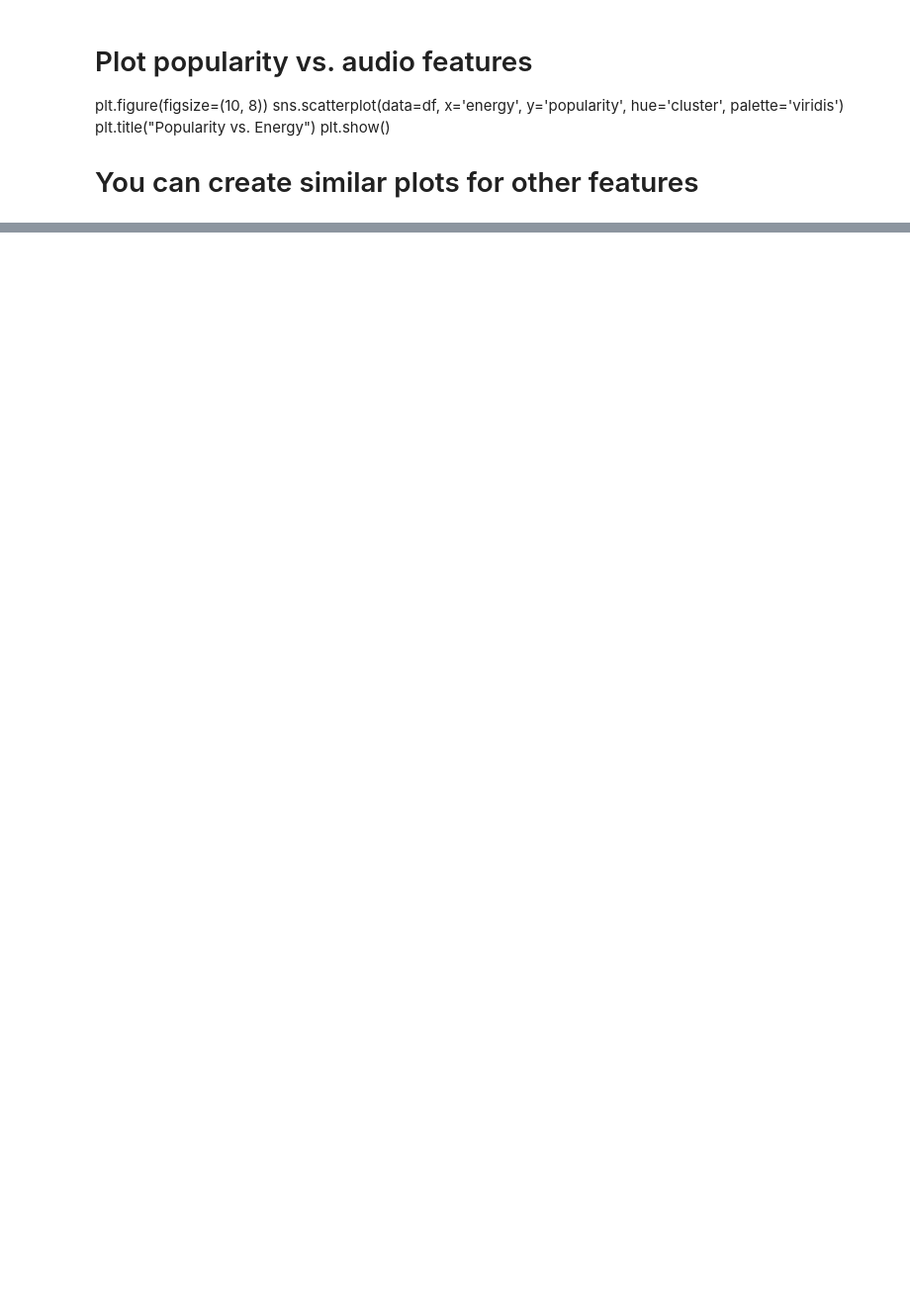
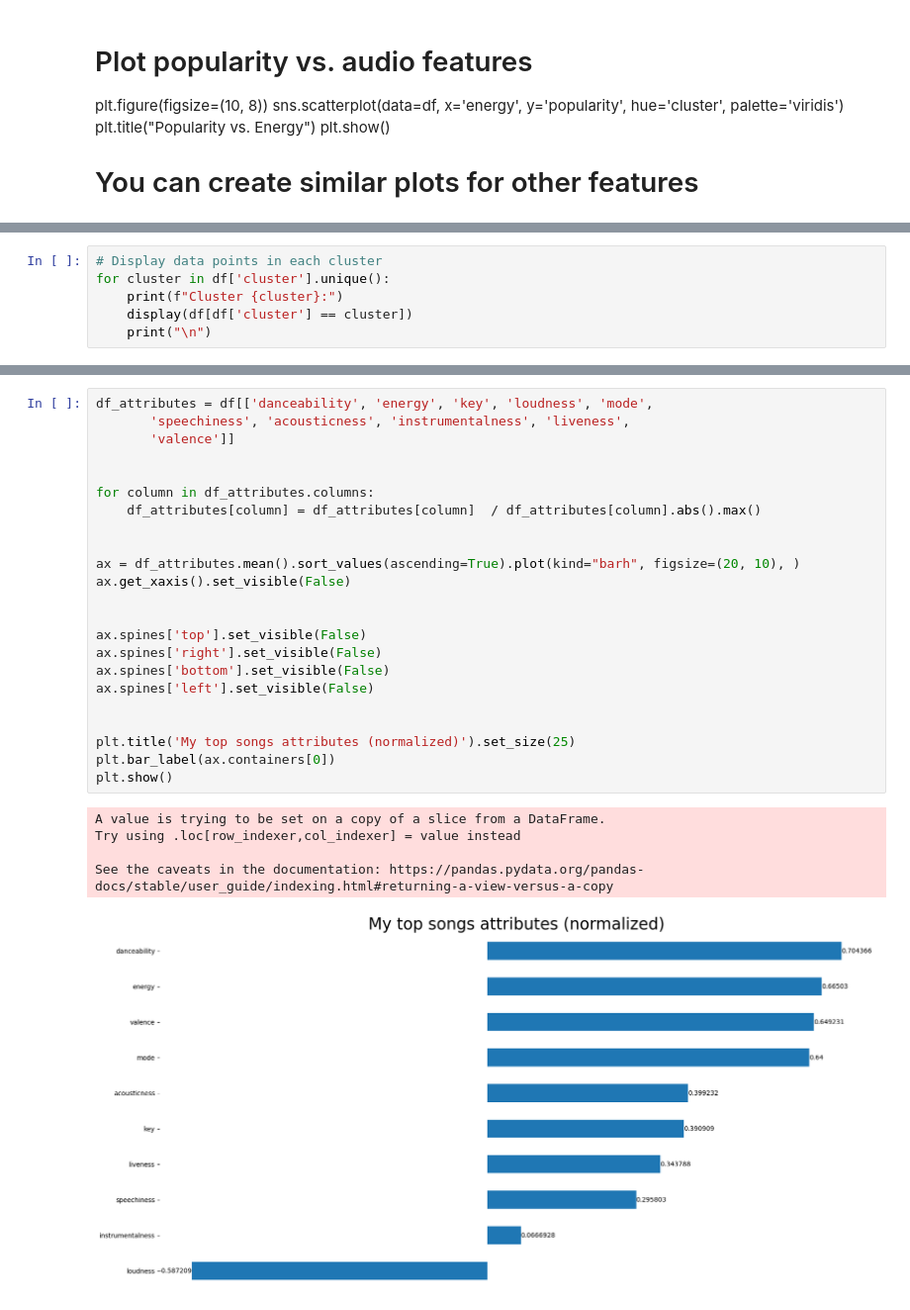
Before and after one commit to Arjun-Madhusoodanan/spotify_analysis, a Jupyter notebook: TrackAnalysis.ipynb, the cells around one changed output, grey strips where cells are left out. Shown at 99% size. Drawn from its saved outputs; the diff is of its cells as text; blank space fills up the shorter version.

```diff
--- a/TrackAnalysis.ipynb
+++ b/TrackAnalysis.ipynb
@@ -81,0 +82,6 @@ plt.show()
+# %%
+# Display data points in each cluster
+for cluster in df['cluster'].unique():
+    print(f"Cluster {cluster}:")
+    display(df[df['cluster'] == cluster])
+    print("\n")
@@ -176,0 +737,29 @@ SyntaxError: invalid syntax (<unknown>, line 1)
+# %%
+df_attributes = df[['danceability', 'energy', 'key', 'loudness', 'mode',
+       'speechiness', 'acousticness', 'instrumentalness', 'liveness',
+       'valence']]
+
+
+for column in df_attributes.columns:
+    df_attributes[column] = df_attributes[column]  / df_attributes[column].abs().max()
+
+
+ax = df_attributes.mean().sort_values(ascending=True).plot(kind="barh", figsize=(20, 10), )
+ax.get_xaxis().set_visible(False)
+
+
+ax.spines['top'].set_visible(False)
+ax.spines['right'].set_visible(False)
+ax.spines['bottom'].set_visible(False)
+ax.spines['left'].set_visible(False)
+
+
+plt.title('My top songs attributes (normalized)').set_size(25)
+plt.bar_label(ax.containers[0])
+plt.show()
+# %% [output]
+A value is trying to be set on a copy of a slice from a DataFrame.
+Try using .loc[row_indexer,col_indexer] = value instead
+
+See the caveats in the documentation: https://pandas.pydata.org/pandas-docs/stable/user_guide/indexing.html#returning-a-view-versus-a-copy
+[figure, added]
```
Also changed, not shown: parts of 17 cells of this notebook, 2 other files.
